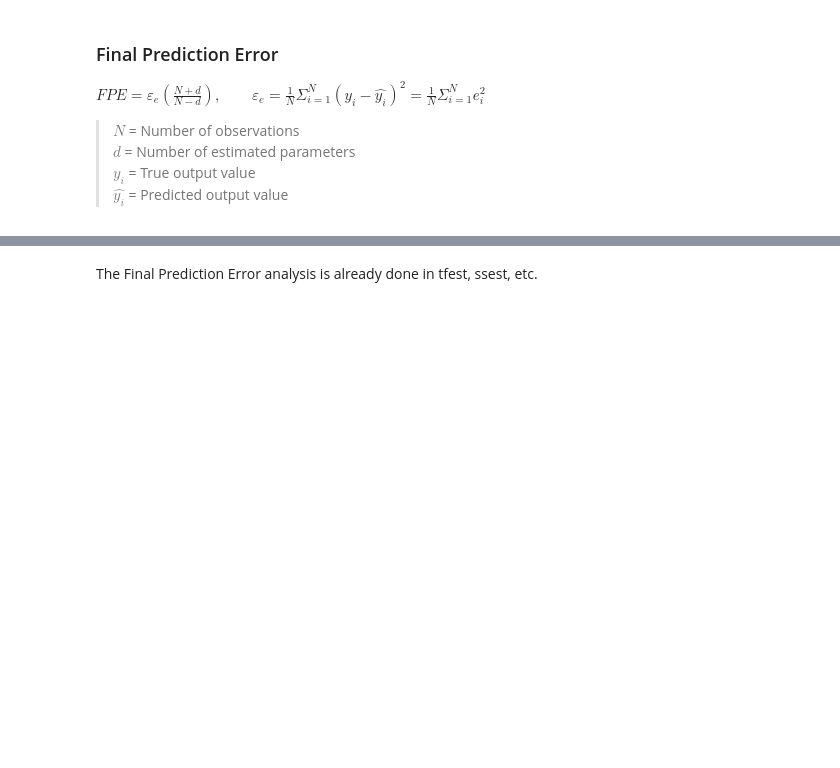
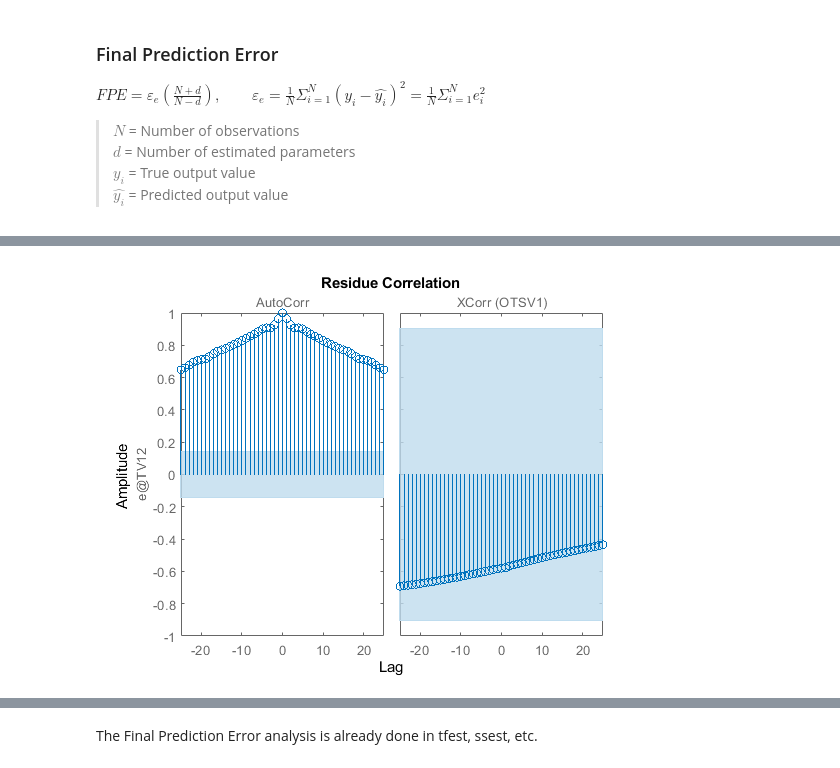
Before and after one commit to JeremyKTH/Gearbox-Oil-Conditioning-System, a Jupyter notebook: SI_1.ipynb, the cells around one changed output, grey strips where cells are left out. Cells and saved outputs as stored; diff of their text form; code cells hidden in the pictures; blank space fills up the shorter version.

```diff
--- a/SI_1.ipynb
+++ b/SI_1.ipynb
@@ -227,0 +269,2 @@ $FPE = \varepsilon_{e} (\frac{N+d}{N-d}), \qquad \varepsilon_{e} = \frac{1}{N} \
+# %%
+sysP1D = procest(data_train, 'P1D')
@@ -227,0 +370,4 @@ $FPE = \varepsilon_{e} (\frac{N+d}{N-d}), \qquad \varepsilon_{e} = \frac{1}{N} \
+# %%
+resid(data_test,sysP1D)
+# %% [output]
+[figure, added]
```
Also changed, not shown: parts of 19 cells of this notebook.
